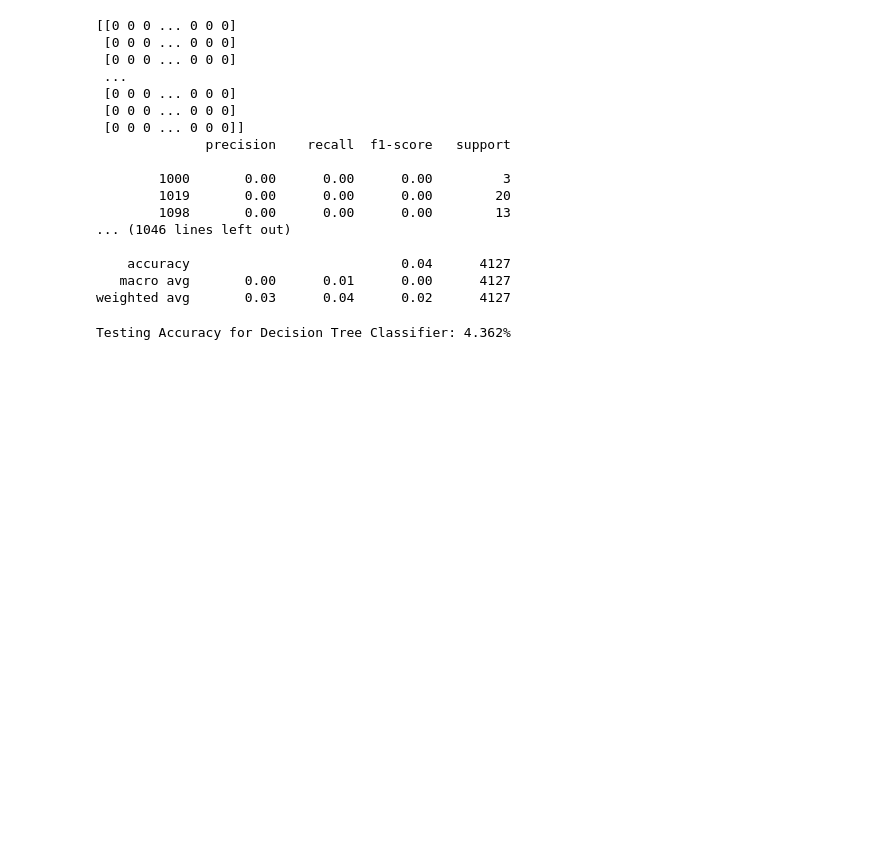
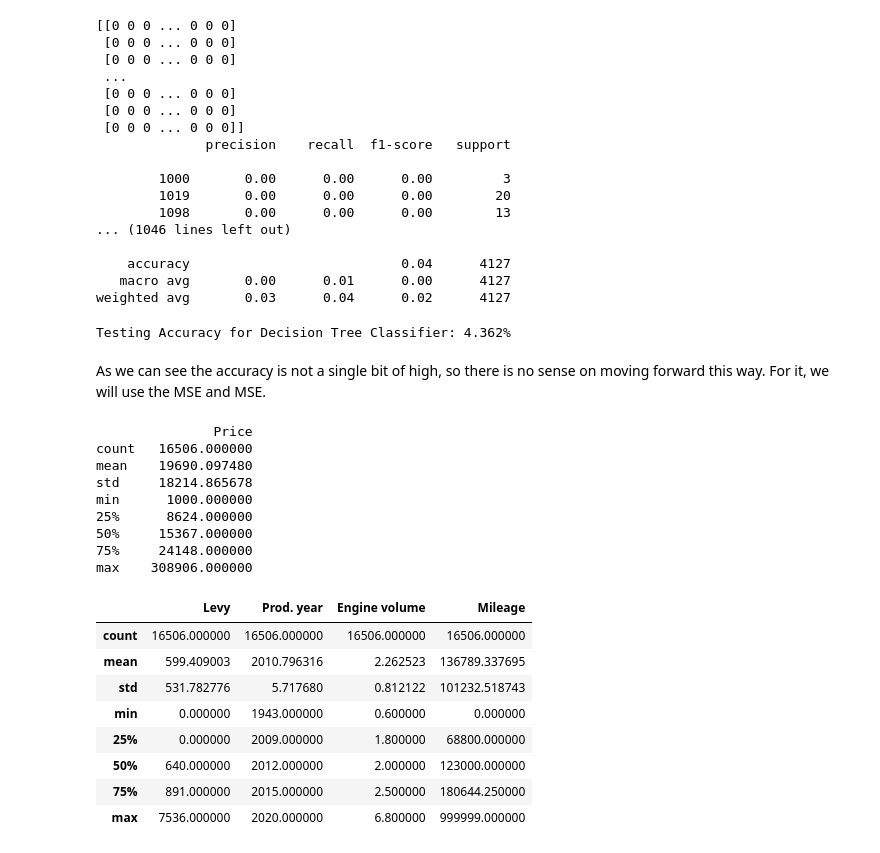
Before and after one commit to omunozsanchezdeloitte/Capstone---Group-3, a Jupyter notebook: Untitled.ipynb, the cells around one changed output. Cells and saved outputs as stored; diff of their text form; code cells hidden in the pictures; blank space fills up the shorter version.

```diff
--- a/Untitled.ipynb
+++ b/Untitled.ipynb
@@ -1033,0 +1034,6 @@ ftrs = X
+# %%
+#Renaming for easier understanding
+target = y
+cars_RF = X
+
+target.head()
@@ -1119,0 +1138,25 @@ bagged_tree =  BaggingClassifier(DecisionTreeClassifier(criterion='gini', max_de
+# %% [markdown]
+As we can see the accuracy is not a single bit of high, so there is no sense on moving forward this way. For it, we will use the MSE and MSE.
+# %%
+# Features and target data
+print(target.describe())
+cars_RF.describe()
+# %% [output]
+               Price
+count   16506.000000
+mean    19690.097480
+std     18214.865678
+min      1000.000000
+25%      8624.000000
+50%     15367.000000
+75%     24148.000000
+max    308906.000000
+|  | Levy | Prod. year | Engine volume | Mileage |
+| count | 16506.000000 | 16506.000000 | 16506.000000 | 16506.000000 |
+| mean | 599.409003 | 2010.796316 | 2.262523 | 136789.337695 |
+| std | 531.782776 | 5.717680 | 0.812122 | 101232.518743 |
+| min | 0.000000 | 1943.000000 | 0.600000 | 0.000000 |
+| 25% | 0.000000 | 2009.000000 | 1.800000 | 68800.000000 |
+| 50% | 640.000000 | 2012.000000 | 2.000000 | 123000.000000 |
+| 75% | 891.000000 | 2015.000000 | 2.500000 | 180644.250000 |
+| max | 7536.000000 | 2020.000000 | 6.800000 | 999999.000000 |
```
Also changed, not shown: parts of 19 cells of this notebook.
